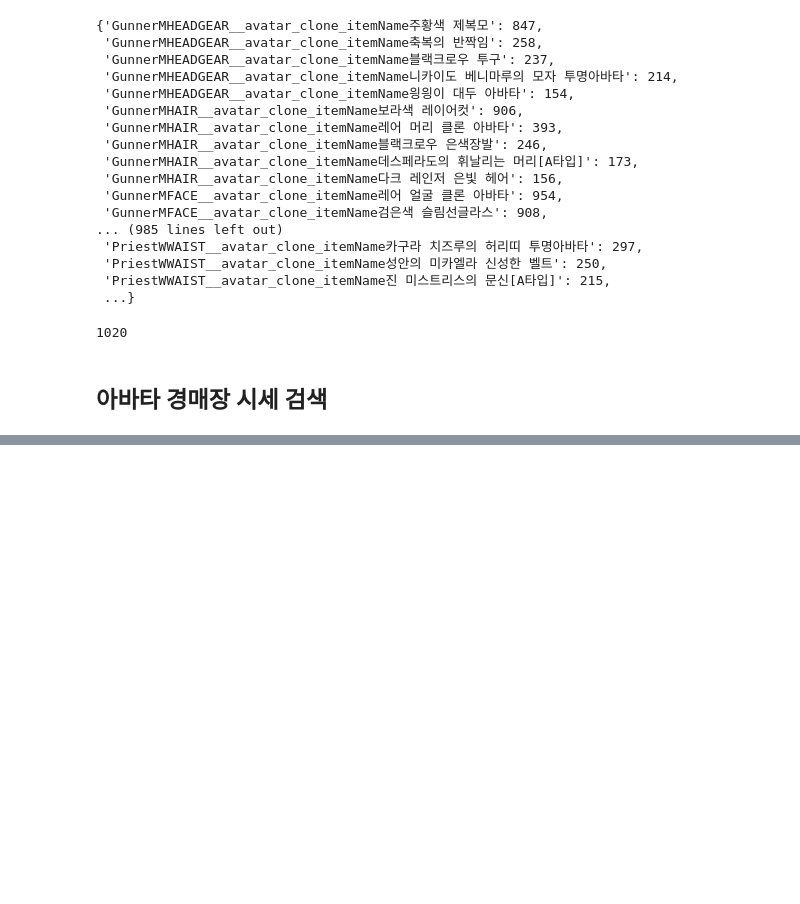
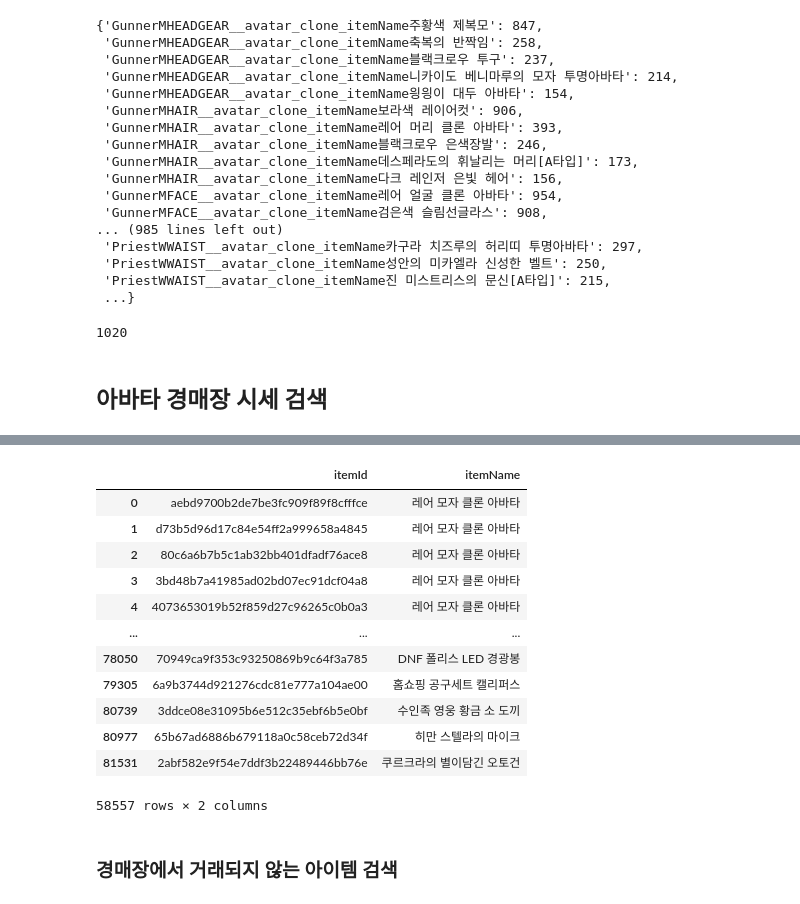
Before and after one commit to dothegee/dungeonFighter, a Jupyter notebook: EDA.ipynb, the cells around one changed output, grey strips where cells are left out. Cells and saved outputs as stored; diff of their text form; code cells hidden in the pictures; blank space fills up the shorter version.

```diff
--- a/EDA.ipynb
+++ b/EDA.ipynb
@@ -899,0 +1031,19 @@ del df_list
+# %%
+item_check_df = item_check_df.drop_duplicates(['itemId','itemName'], keep='first')
+item_check_df
+# %% [output]
+|  | itemId | itemName |
+| 0 | aebd9700b2de7be3fc909f89f8cfffce | 레어 모자 클론 아바타 |
+| 1 | d73b5d96d17c84e54ff2a999658a4845 | 레어 모자 클론 아바타 |
+| 2 | 80c6a6b7b5c1ab32bb401dfadf76ace8 | 레어 모자 클론 아바타 |
+| 3 | 3bd48b7a41985ad02bd07ec91dcf04a8 | 레어 모자 클론 아바타 |
+| 4 | 4073653019b52f859d27c96265c0b0a3 | 레어 모자 클론 아바타 |
+| ... | ... | ... |
+| 78050 | 70949ca9f353c93250869b9c64f3a785 | DNF 폴리스 LED 경광봉 |
+| 79305 | 6a9b3744d921276cdc81e777a104ae00 | 홈쇼핑 공구세트 캘리퍼스 |
+| 80739 | 3ddce08e31095b6e512c35ebf6b5e0bf | 수인족 영웅 황금 소 도끼 |
+| 80977 | 65b67ad6886b679118a0c58ceb72d34f | 히만 스텔라의 마이크 |
+| 81531 | 2abf582e9f54e7ddf3b22489446bb76e | 쿠르크라의 별이담긴 오토건 |
+58557 rows × 2 columns
+# %% [markdown]
+### 경매장에서 거래되지 않는 아이템 검색
```
Also changed, not shown: parts of 25 cells of this notebook, 1 other file.
